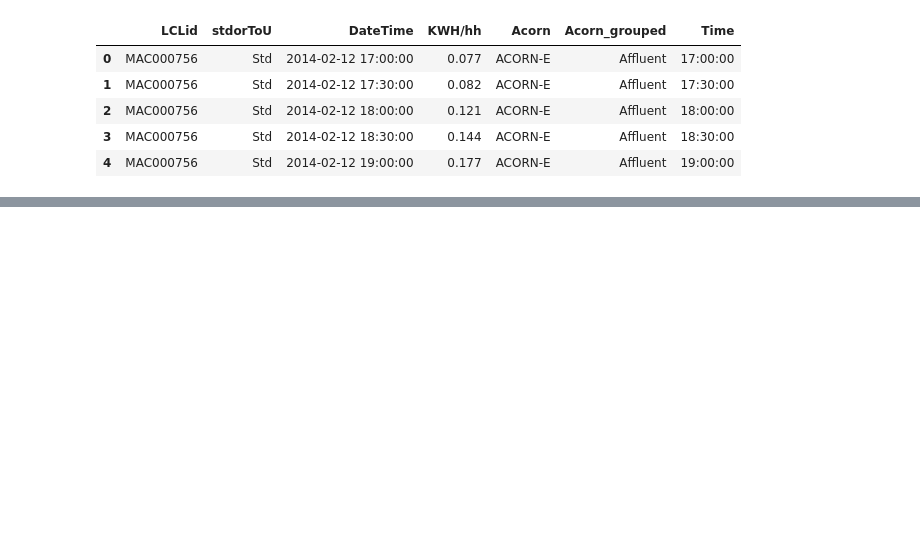
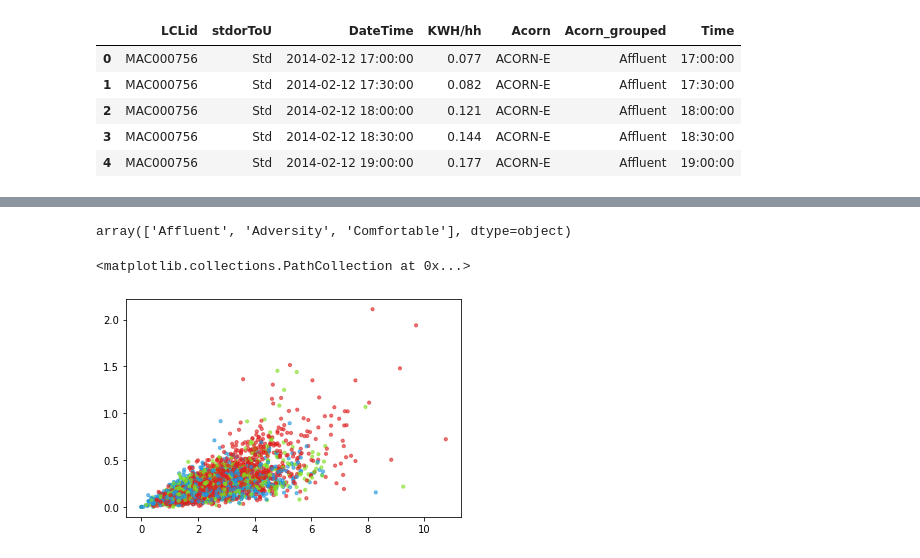
Before and after one commit to ShakeyJay/DSC672, a Jupyter notebook: classification.ipynb, the cells around one changed output, grey strips where cells are left out. Drawn from its saved outputs; the diff is of its cells as text; code cells hidden in the pictures; blank space fills up the shorter version.

```diff
--- a/classification.ipynb
+++ b/classification.ipynb
@@ -13,0 +51,2 @@ df.head()
+# %%
+kmeans = KMeans(n_clusters = 3, random_state = 5).fit(base_df)
@@ -13,0 +57,2 @@ df.head()
+# %%
+group_df["Cluster"] = kmeans.labels_
@@ -13,0 +91,2 @@ df.head()
+# %%
+group_df.columns = group_df.columns.map('_'.join)
@@ -13,0 +110,13 @@ df.head()
+# %%
+group_df["Acorn_grouped_first"].unique()
+# %% [output]
+array(['Affluent', 'Adversity', 'Comfortable'], dtype=object)
+# %%
+colors = ['#DF2020', '#81DF20', '#2095DF']
+group_df['c'] = group_df.Cluster_.map({0:colors[0], 1:colors[1], 2:colors[2]})
+group_df['d'] = group_df["Acorn_grouped_first"].map({"Affluent":colors[0], "Comfortable":colors[1], "Adversity":colors[2]})
+# %%
+plt.scatter(group_df["KWH/hh_max"], group_df["KWH/hh_mean"], c=group_df.d, alpha = 0.6, s=10)
+# %% [output]
+<matplotlib.collections.PathCollection at 0x...>
+[figure, added]
```
Also changed, not shown: parts of 23 cells of this notebook.
